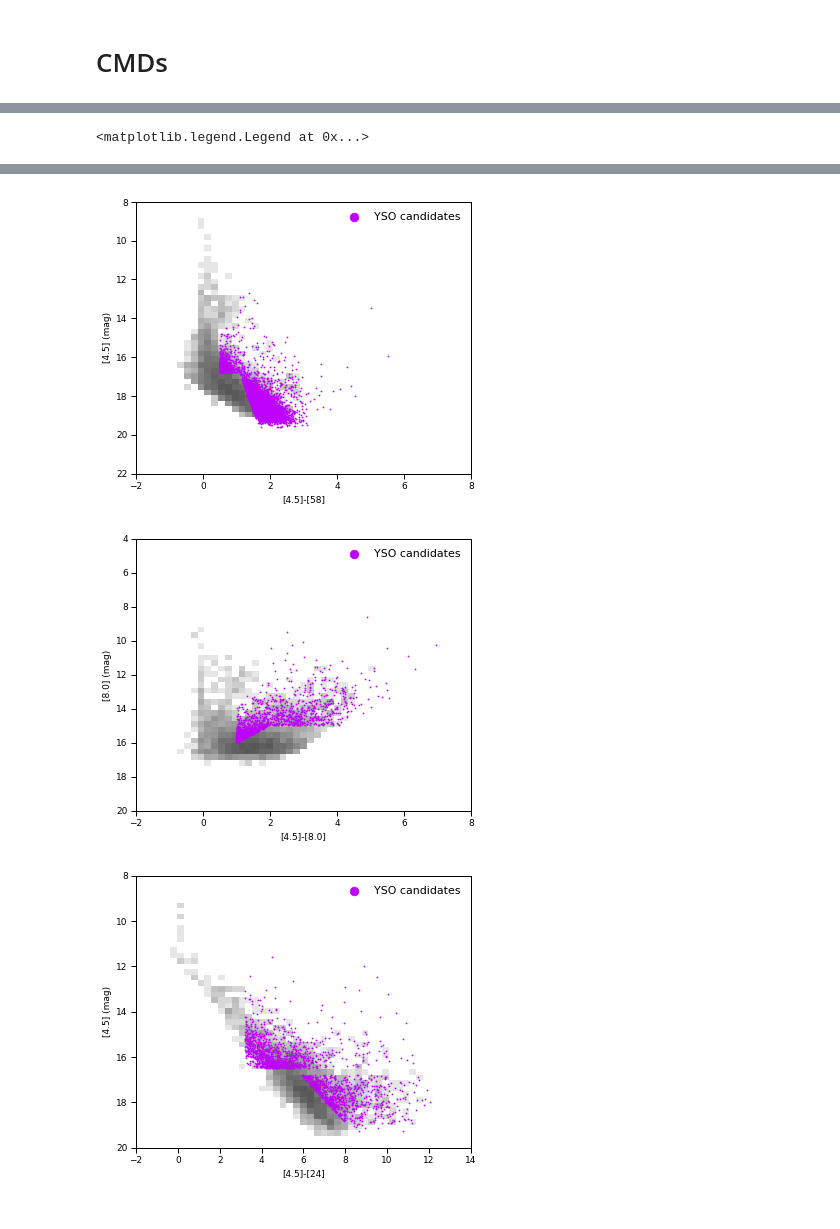
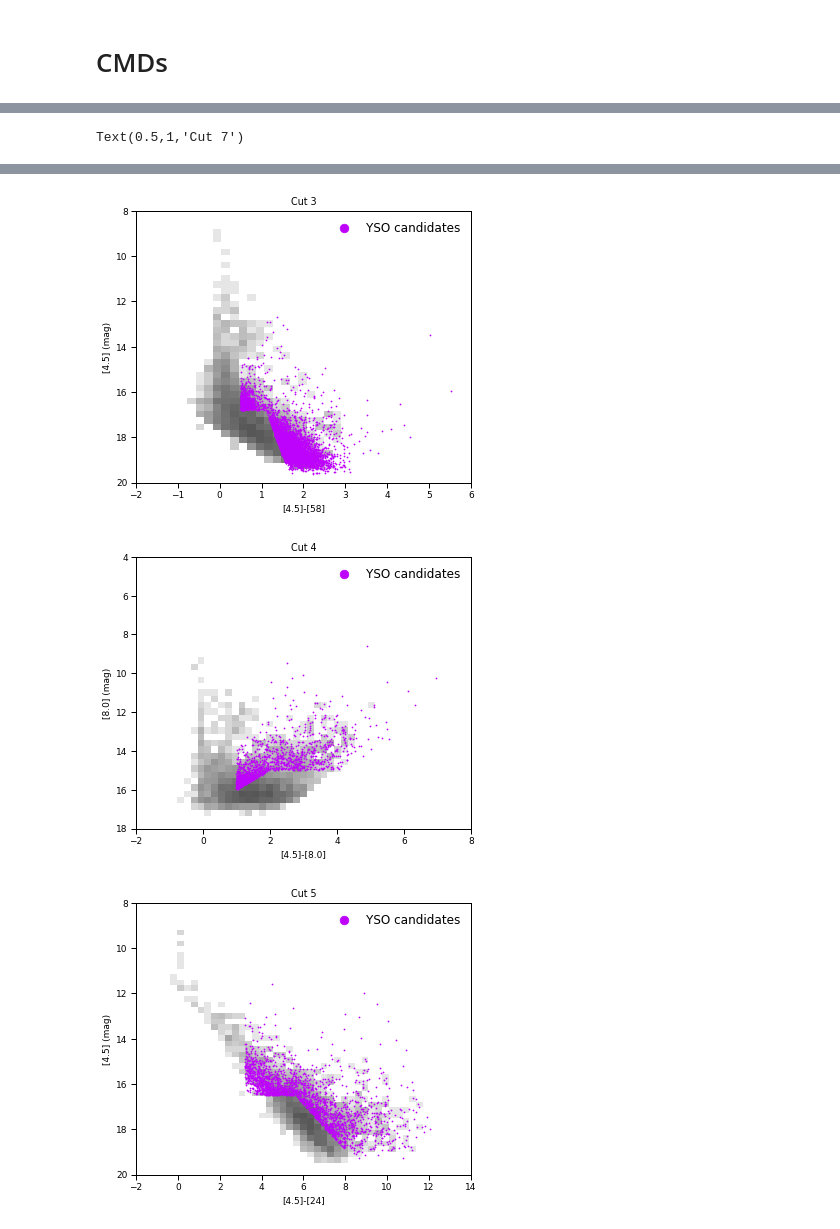
Before and after one commit to MichaelSharp7/YSOs, a Jupyter notebook: NGC6822_eg_trial.ipynb, the cells around one changed output, grey strips where cells are left out. Cells and saved outputs as stored; diff of their text form; code cells hidden in the pictures.

```diff
--- a/NGC6822_eg_trial.ipynb
+++ b/NGC6822_eg_trial.ipynb
@@ -800,7 +1005,7 @@ plt.clf()      #clears plot area
 ax = plt.gca() #sets up active plot region
 
 #Set up plot window: limits, titles, etc. Note the "ax" that was defined earlier.
-plt.setp(ax,xlim=[-2,8],
+plt.setp(ax,xlim=[-2,6],
          ylim=[22,8],
          xlabel='[3.6]-[5.8]',
          ylabel='[3.6] (mag)')
@@ -813,8 +1018,9 @@ im = ax.imshow(numH,extent=extent,interpolation='nearest',
 im.set_clim(0,1.5)         #clipping values of the image to show.
 im.set_cmap('gist_yarg')   #choosing a color map
 plt.scatter(data['k36mag'][c2_idx]-data['k58mag'][c2_idx], data['k36mag'][c2_idx], s=0.9,color=sns.xkcd_rgb['bright purple'], label="YSO candidates")
-# Add a legend
+# Add a legend and a title
 plt.legend(loc="upper right",frameon=False, scatterpoints=1, numpoints=1, markerscale=9.)
+plt.title('Cut 2')
 
 
 #4558
@@ -839,8 +1045,8 @@ plt.clf()      #clears plot area
 ax = plt.gca() #sets up active plot region
 
 #Set up plot window: limits, titles, etc. Note the "ax" that was defined earlier.
-plt.setp(ax,xlim=[-2,8],
-         ylim=[22,8],
+plt.setp(ax,xlim=[-2,6],
+         ylim=[20,8],
          xlabel='[4.5]-[58]',
          ylabel='[4.5] (mag)')
 
@@ -852,8 +1058,9 @@ im = ax.imshow(numH,extent=extent,interpolation='nearest',
 im.set_clim(0,1.5)         #clipping values of the image to show.
 im.set_cmap('gist_yarg')   #choosing a color map
 plt.scatter(data['k45mag'][c3_idx]-data['k58mag'][c3_idx], data['k45mag'][c3_idx], s=0.9,color=sns.xkcd_rgb['bright purple'], label="YSO candidates")
-# Add a legend
+# Add a legend and a title
 plt.legend(loc="upper right",frameon=False, scatterpoints=1, numpoints=1, markerscale=9.)
+plt.title('Cut 3')
 
 
 
@@ -880,7 +1087,7 @@ ax = plt.gca() #sets up active plot region
 
 #Set up plot window: limits, titles, etc. Note the "ax" that was defined earlier.
 plt.setp(ax,xlim=[-2,8],
-         ylim=[20,4],
+         ylim=[18,4],
          xlabel='[4.5]-[8.0]',
          ylabel='[8.0] (mag)')
 
@@ -892,8 +1099,9 @@ im = ax.imshow(numH,extent=extent,interpolation='nearest',
 im.set_clim(0,1.5)         #clipping values of the image to show.
 im.set_cmap('gist_yarg')   #choosing a color map
 plt.scatter(data['k45mag'][c4_idx]-data['k80mag'][c4_idx], data['k80mag'][c4_idx], s=0.9,color=sns.xkcd_rgb['bright purple'], label="YSO candidates")
-# Add a legend
+# Add a legend and a title
 plt.legend(loc="upper right",frameon=False, scatterpoints=1, numpoints=1, markerscale=9.)
+plt.title('Cut 4')
 
 
 
@@ -932,8 +1140,9 @@ im = ax.imshow(numH,extent=extent,interpolation='nearest',
 im.set_clim(0,1.5)         #clipping values of the image to show.
 im.set_cmap('gist_yarg')   #choosing a color map
 plt.scatter(data['k45mag'][c5_idx]-data['k24mag'][c5_idx], data['k45mag'][c5_idx], s=0.9,color=sns.xkcd_rgb['bright purple'], label="YSO candidates")
-# Add a legend
+# Add a legend and a title
 plt.legend(loc="upper right",frameon=False, scatterpoints=1, numpoints=1, markerscale=9.)
+plt.title('Cut 5')
 
 
 #8024
@@ -958,8 +1167,8 @@ plt.clf()      #clears plot area
 ax = plt.gca() #sets up active plot region
 
 #Set up plot window: limits, titles, etc. Note the "ax" that was defined earlier.
-plt.setp(ax,xlim=[-4,14],
-         ylim=[20,6],
+plt.setp(ax,xlim=[-4,12],
+         ylim=[18,8],
          xlabel='[8.0]-[24]',
          ylabel='[8.0] (mag)')
 
@@ -971,12 +1180,14 @@ im = ax.imshow(numH,extent=extent,interpolation='nearest',
 im.set_clim(0,1.5)         #clipping values of the image to show.
 im.set_cmap('gist_yarg')   #choosing a color map
 plt.scatter(data['k80mag'][c6_idx]-data['k24mag'][c6_idx], data['k80mag'][c6_idx], s=0.9,color=sns.xkcd_rgb['bright purple'], label="YSO candidates")
-# Add a legend
+# Add a legend and a title
 plt.legend(loc="upper right",frameon=False, scatterpoints=1, numpoints=1, markerscale=9.)
+plt.title('Cut 6')
 
 
 
 #3645
+#NB: CURRENTLY NOT BEING USED FOR ANYTHING
 #Defining the magnitude and color
 color = MIPS24_cat['k36mag']-MIPS24_cat['k45mag']
 mag2= MIPS24_cat['k36mag']
@@ -999,7 +1210,7 @@ ax = plt.gca() #sets up active plot region
 
 #Set up plot window: limits, titles, etc. Note the "ax" that was defined earlier.
 plt.setp(ax,xlim=[-2,4],
-         ylim=[22,6],
+         ylim=[22,8],
          xlabel='[3.6]-[4.5]',
          ylabel='[3.6] (mag)')
 
@@ -1011,7 +1222,8 @@ im = ax.imshow(numH,extent=extent,interpolation='nearest',
 im.set_clim(0,1.5)         #clipping values of the image to show.
 im.set_cmap('gist_yarg')   #choosing a color map
 plt.scatter(data['k36mag'][c7_idx]-data['k45mag'][c7_idx], data['k36mag'][c7_idx], s=0.9,color=sns.xkcd_rgb['bright purple'], label="YSO candidates")
-# Add a legend
+# Add a legend and a title
 plt.legend(loc="upper right",frameon=False, scatterpoints=1, numpoints=1, markerscale=9.)
+plt.title('Cut 7')
 # %% [output]
-<matplotlib.legend.Legend at 0x...>
+Text(0.5,1,'Cut 7')
@@ -1019,3 +1231,3 @@ plt.legend(loc="upper right",frameon=False, scatterpoints=1, numpoints=1, marker
-[figure, old version]
+[figure, new version]
-[figure, old version]
+[figure, new version]
-[figure, old version]
+[figure, new version]
```
Also changed, not shown: parts of 10 cells of this notebook.
